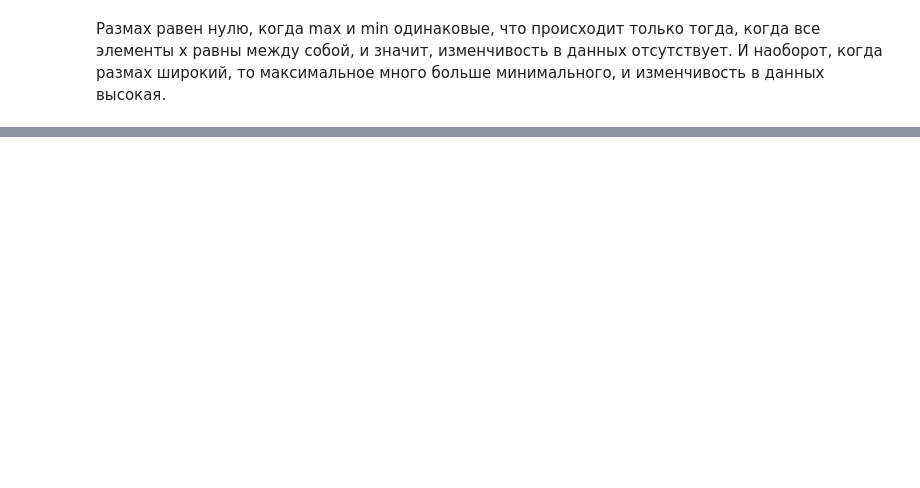
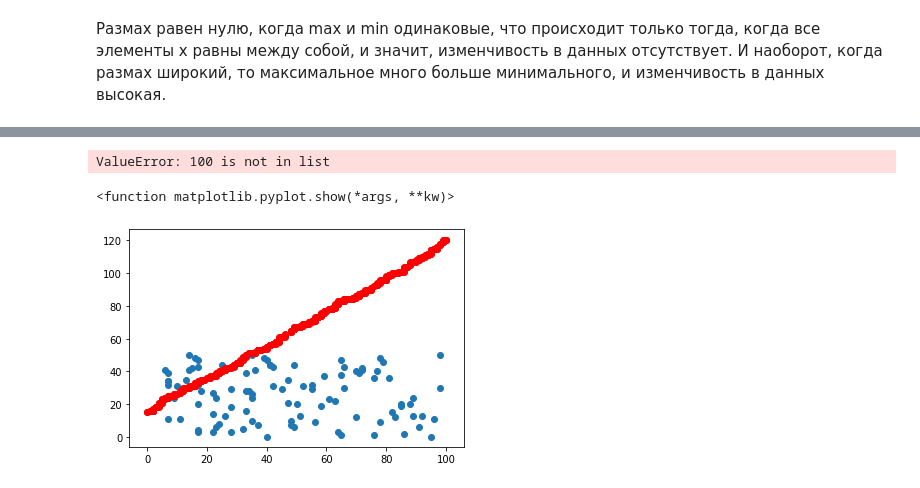
Before and after one commit to chaevwt/hello-DS, a Jupyter notebook: Data_Science_Lessons_Grass_Joel.ipynb, the cells around one changed output, grey strips where cells are left out. Drawn from its saved outputs; the diff is of its cells as text; code cells hidden in the pictures; blank space fills up the shorter version.

```diff
--- a/Data_Science_Lessons_Grass_Joel.ipynb
+++ b/Data_Science_Lessons_Grass_Joel.ipynb
@@ -379,0 +426,13 @@ data_range(num_friends)
+# %%
+num_time = []
+for i in range(0,100):
+    n = rnd.randint(0,50)
+    num_time.append(n)
+
+
+#num_time = sorted(num_time) #Отсортированные значение
+#rnd.shuffle(num_time)
+print(num_time)
+
+num_friends = sorted(num_friends)
+print(num_friends)
@@ -379,0 +486,21 @@ data_range(num_friends)
+# %%
+outlier = num_friends.index(100) #Индекс аномалии
+
+#фильтрация
+num_friends_good = [x
+                   for i, x in enumerate(num_friends)
+                   if i != outlier]
+daily_minutes_good = [x
+                     for i,x in enumerate(num_time)
+                     if i != outlier]
+correlation(num_friends_good, daily_minutes_good)
+# %% [output]
+ValueError: 100 is not in list
+# %%
+plt.scatter(num_friends, num_time)
+plt.show
+plt.scatter(num_friends_good, daily_minutes_good, color='red')
+plt.show
+# %% [output]
+<function matplotlib.pyplot.show(*args, **kw)>
+[figure, added]
```
Also changed, not shown: parts of 29 cells of this notebook.
